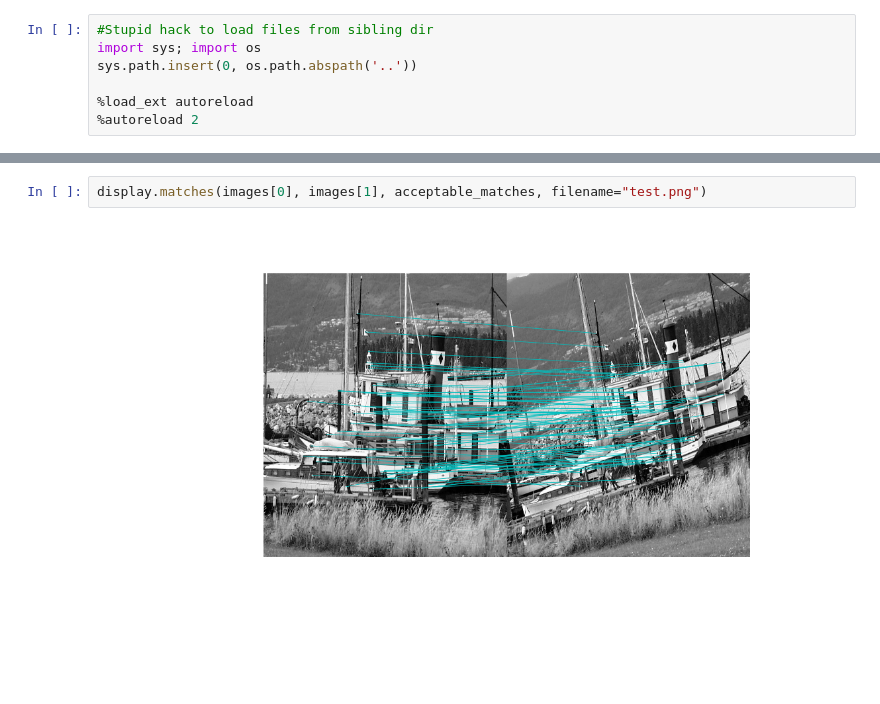
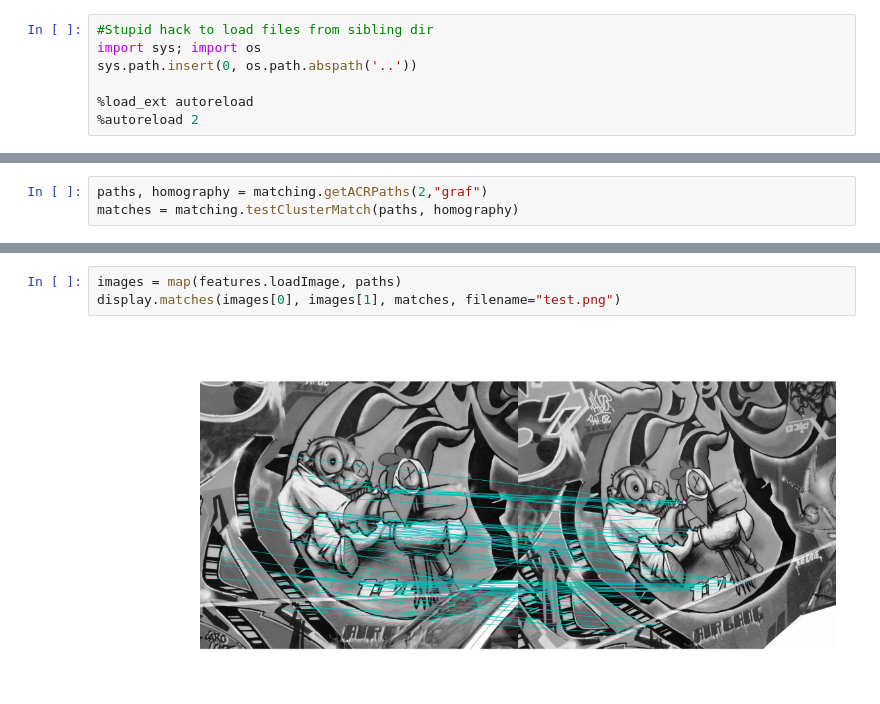
Before and after one commit to arnfred/Mirror-Match, a Jupyter notebook: code/cluster-match/acr-test.ipynb, the cells around one changed output, grey strips where cells are left out. Drawn from its saved outputs; the diff is of its cells as text; blank space fills up the shorter version.

Commit message:
New python module for matching

```diff
--- a/code/cluster-match/acr-test.ipynb
+++ b/code/cluster-match/acr-test.ipynb
@@ -117,0 +15,3 @@ acceptable_matches = [m for m,l,a in zip(matches, lengths, angles) if isAcceptab
+# %%
+paths, homography = matching.getACRPaths(2,"graf")
+matches = matching.testClusterMatch(paths, homography)
@@ -118,4 +30,5 @@ acceptable_matches = [m for m,l,a in zip(matches, lengths, angles) if isAcceptab
 # %%
-display.matches(images[0], images[1], acceptable_matches, filename="test.png")
+images = map(features.loadImage, paths)
+display.matches(images[0], images[1], matches, filename="test.png")
 # %% [output]
-[figure, old version]
+[figure, new version]
```
Also changed, not shown: parts of 11 cells of this notebook, 2 other files.
